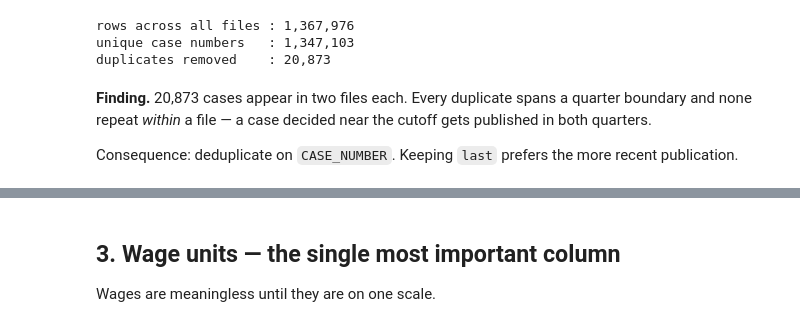
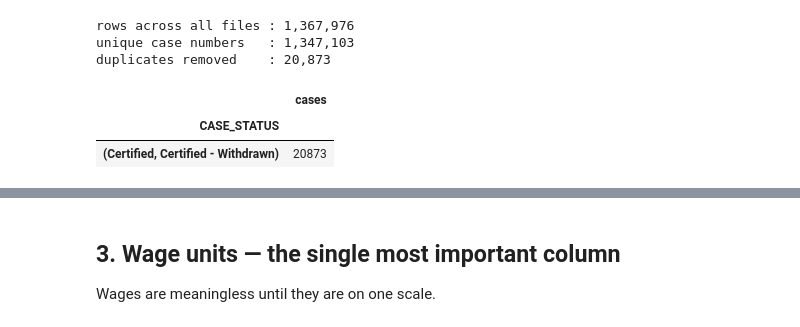
Before and after one commit to JustinRheyDavid/H-1B-Tech-Salary-Explore, a Jupyter notebook: notebooks/01_exploration.ipynb, the cells around one changed output, grey strips where cells are left out. Drawn from its saved outputs; the diff is of its cells as text; code cells hidden in the pictures.

```diff
--- a/notebooks/01_exploration.ipynb
+++ b/notebooks/01_exploration.ipynb
@@ -27,6 +30,8 @@ Both of these move to `src/ingest.py` in Step 4.
 # %%
+import re
 from pathlib import Path
 import pandas as pd
+import pyarrow.parquet as pq
 from openpyxl import load_workbook
 
 ROOT = Path.cwd().parent if Path.cwd().name == "notebooks" else Path.cwd()
@@ -36,20 +41,33 @@ INTERIM.mkdir(parents=True, exist_ok=True)
 def read_xlsx(path):
     """Stream one .xlsx to a DataFrame, dropping blank padding rows."""
     wb = load_workbook(path, read_only=True)
-    ws = wb[wb.sheetnames[0]]                 # by index - names are inconsistent
-    rows = ws.iter_rows(values_only=True)
-    hdr = list(next(rows))
-    ci = hdr.index("CASE_NUMBER")
-    data = [r for r in rows if r[ci] is not None]
-    wb.close()
+    try:
+        ws = wb[wb.sheetnames[0]]             # by index - names are inconsistent
+        rows = ws.iter_rows(values_only=True)
+        hdr = list(next(rows))
+        if "CASE_NUMBER" not in hdr:
+            raise ValueError(f"{path.name}: no CASE_NUMBER column; got {hdr[:5]}...")
+        ci = hdr.index("CASE_NUMBER")
+        data = [r for r in rows if r[ci] is not None]
+    finally:
+        wb.close()
     return pd.DataFrame(data, columns=hdr)
 
 def cached(path):
+    """Return a Parquet copy of `path`, building it if absent or corrupt."""
     dest = INTERIM / (path.stem + ".parquet")
-    if not dest.exists():
-        df = read_xlsx(path)
-        df = df.astype({c: "string" for c in df.columns if df[c].dtype == object})
-        df.to_parquet(dest, compression="snappy", index=False)
+    if dest.exists():
+        try:
+            pq.ParquetFile(dest)              # cheap: reads the footer only
+            return dest
+        except Exception:
+            dest.unlink()                     # truncated by an interrupted run
+
+    tmp = dest.with_suffix(".parquet.tmp")
+    df = read_xlsx(path)
+    df = df.astype({c: "string" for c in df.columns if df[c].dtype == object})
+    df.to_parquet(tmp, compression="snappy", index=False)
+    tmp.replace(dest)                         # atomic within one filesystem
     return dest
 
 sources = sorted(RAW.glob("*.xlsx"))          # glob: DOL misspelled one filename
@@ -127,10 +153,13 @@ print(f"duplicates removed    : {len(raw) - len(df):,}")
 rows across all files : 1,367,976
 unique case numbers   : 1,347,103
 duplicates removed    : 20,873
-# %% [markdown]
-**Finding.** 20,873 cases appear in two files each. Every duplicate spans a
-quarter boundary and none repeat *within* a file — a case decided near the
-cutoff gets published in both quarters.
-
-Consequence: deduplicate on `CASE_NUMBER`. Keeping `last` prefers the more
-recent publication.
+# %%
+dups = raw[raw.duplicated("CASE_NUMBER", keep=False)]
+transitions = (dups.sort_values(["CASE_NUMBER","DECISION_DATE"])
+                   .groupby("CASE_NUMBER")["CASE_STATUS"].apply(tuple)
+                   .value_counts())
+display(transitions.to_frame("cases"))
+# %% [output]
+|  | cases |
+| CASE_STATUS |  |
+| (Certified, Certified - Withdrawn) | 20873 |
```
Also changed, not shown: parts of 27 cells of this notebook, 1 other file.
